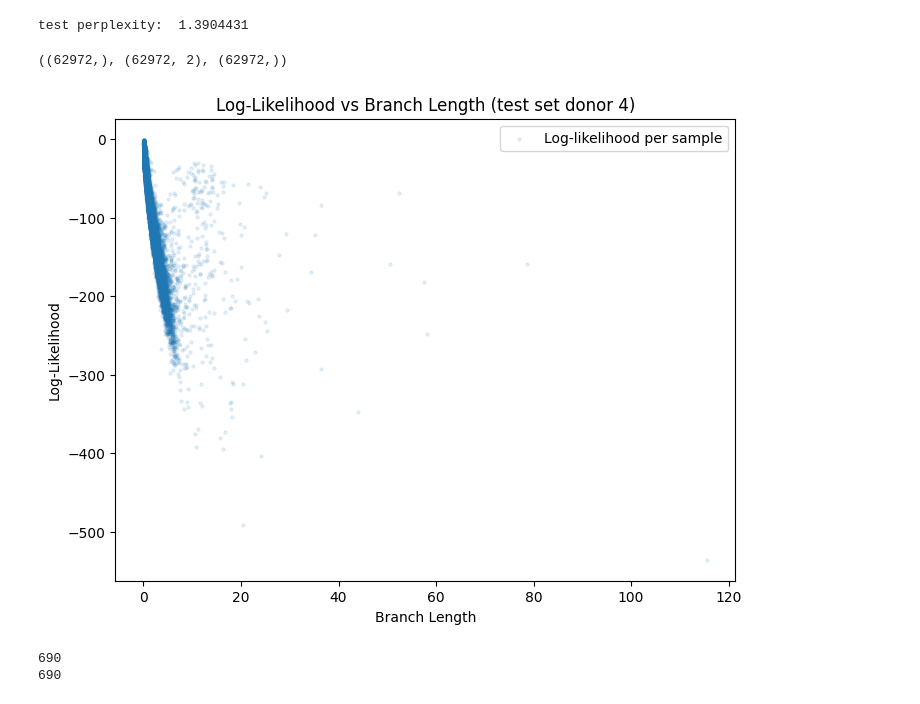
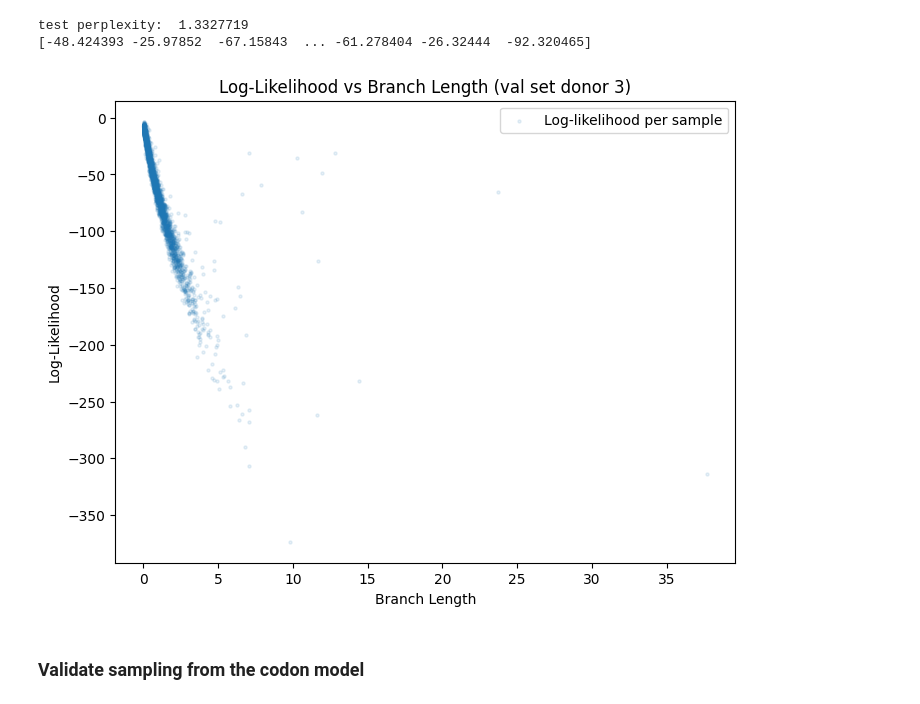
Before and after one commit to thematrixmaster/cosine, a Jupyter notebook: notebooks/codon_model.ipynb, the cells around one changed output. Drawn from its saved outputs; the diff is of its cells as text; code cells hidden in the pictures.

Commit message:
Analyze codon model on koenig

```diff
--- a/notebooks/codon_model.ipynb
+++ b/notebooks/codon_model.ipynb
@@ -27,8 +30,8 @@ from tqdm import tqdm
 tqdm.pandas()
 # %%
 # Load trained joint model from checkpoint
-ckpt_dir = Path("/scratch/users/stephen.lu/projects/protevo/logs/train/runs/2025-10-20_02-46-17")
-ckpt_path = ckpt_dir / "checkpoints/last.ckpt"
+ckpt_dir = Path("/mfs1/u/stephenzlu/projects/peint/checkpoints")
+ckpt_path = ckpt_dir / "last.ckpt"
 
 device = torch.device("cuda" if torch.cuda.is_available() else "cpu")
 print(f"Using device: {device}")
@@ -55,7 +58,6 @@ net = PEINT(
 )
 module = PEINTModule.load_from_checkpoint(ckpt_path, net=net, map_location=device, strict=False)
 module.net.in_embedding.codon_embedding.weight = module.net.enc_model.codon_embedding.weight
-module.eval()
-# module.load_state_dict(torch.load(ckpt_path, map_location=device)['state_dict'], strict=False)
+module = module.eval()
 # %% [output]
 Using device: cuda
@@ -91,7 +91,7 @@ def dataloader_from_transitions(transitions, batch_size=32, mask_prob=0.0, datap
     )._dataloader_template(dataset=dataset, training=False)
     return dataloader
 
-def infer_log_likelihoods(dataloader, module):
+def infer_log_likelihoods(dataloader, module, n_batches = 100):
     # run inference on the dataloader
     lls, bls, ppl = [], [], []
     for batch in tqdm(dataloader, desc="Inference"):
@@ -100,7 +100,7 @@ def infer_log_likelihoods(dataloader, module):
         yt_mask = y_tgt != vocab.pad_idx  # actual values
 
         with torch.no_grad() and torch.autocast(device_type="cuda", dtype=torch.bfloat16):
-            outputs = module.net(x_src, y_src, ts, x_sizes=x_sizes, y_sizes=y_sizes, chain_ids=chain_ids)
+            outputs = module.net(x_src, y_src, ts, x_sizes=x_sizes, y_sizes=y_sizes, chain_ids=chain_ids, use_cache=False)
             x_logits, y_logits = outputs["enc_logits"], outputs["dec_logits"]
 
         y_logits = y_logits - torch.logsumexp(y_logits, dim=-1, keepdim=True)
@@ -114,6 +114,10 @@ def infer_log_likelihoods(dataloader, module):
         bls.append(ts.detach().cpu().numpy())
         nll_mean = (nll * yt_mask.float()).sum(dim=-1) / yt_mask.float().sum(dim=-1)
         ppl.append(torch.exp(nll_mean).detach().cpu().numpy())
+
+        n_batches -= 1
+        if n_batches == 0:
+            break
 
     lls = np.concatenate(lls)
     bls = np.concatenate(bls)
@@ -131,31 +135,31 @@ def decode_sequence_from_toks(toks):
     return "".join(tokens)
 # %%
 # load the test dataset
-datapath = Path("/accounts/projects/yss/stephen.lu/peint/data/wyatt/subs/edges_joint/nt/d4.txt")
+datapath = Path("data/d3.txt")
 dataloader = dataloader_from_transitions(transitions=None, datapath=datapath, batch_size=32)
-lls, bls, ppl = infer_log_likelihoods(dataloader, module)
+lls, bls, ppl = infer_log_likelihoods(dataloader, module, n_batches=100)
 # %%
 print('test perplexity: ', np.mean(ppl))
+print(lls)
 # %% [output]
-test perplexity:  1.3904431
+test perplexity:  1.3327719
+[-48.424393 -25.97852  -67.15843  ... -61.278404 -26.32444  -92.320465]
-# %%
-lls.shape, bls.shape, ppl.shape
-# %% [output]
-((62972,), (62972, 2), (62972,))
 # %%
 # plot the binned likelihoods according to the branch length
 df = pd.DataFrame({'ll': lls, 'branch_length': bls[:, 0], 'ppl': ppl})
 df["bl_bin"] = df["branch_length"] // df["branch_length"].quantile(.15).astype(float)
 binned_df = df.groupby("bl_bin").mean()
 
 fig, ax = plt.subplots(figsize=(8, 6))
 # ax.scatter(binned_df.branch_length, binned_df.ll, label="Binned log-likelihood", s=10)
 ax.scatter(df.branch_length, df.ll, alpha=0.1, label="Log-likelihood per sample", s=5)
 
 ax.set_xlabel("Branch Length")
 ax.set_ylabel("Log-Likelihood")
-ax.set_title("Log-Likelihood vs Branch Length (test set donor 4)")
+ax.set_title("Log-Likelihood vs Branch Length (val set donor 3)")
 ax.legend()
 plt.show()
 # %% [output]
-[figure, old version]
+[figure, new version]
+# %% [markdown]
+### Validate sampling from the codon model
@@ -162,22 +173,33 @@ plt.show()
 # %%
 # for each transition in the test set, sample a child sequence using the model and compute its hamming distance + codon usage compared to the true child sequence
-real_child_nt_sequences = []
-sim_child_nt_sequences = []
-n_batches = 100
+real_child_hv_seqs, real_child_lt_seqs = [], []
+sim_child_hv_seqs, sim_child_lt_seqs = [], []
+n_batches = 20
 
 for batch in tqdm(dataloader, desc="Inference"):
     batch = [b.to(device) for b in batch]
     [x_src, x_tgt, y_src, y_tgt, ts, chain_ids, x_sizes, y_sizes] = batch
 
+    # get heavy chain lengths
+    hc_lens = (y_sizes[:,0]-1)*3
+
     # decode the true child sequence using the vocab
-    true_child_seqs = [decode_sequence_from_toks(y_tgt[i].cpu().numpy()) for i in range(y_tgt.size(0))]
-    assert len(true_child_seqs[0]) == y_sizes[0].sum().item() * 3
+    true_child_seqs = [decode_sequence_from_toks(x_src[i].cpu().numpy()) for i in range(x_src.size(0))]
+    true_hv_seqs, true_lt_seqs = zip(*[(seq[:hl], seq[hl:]) for seq, hl in zip(true_child_seqs, hc_lens)])
+    assert all([len(tc) == (ys.sum().item()) * 3 for tc, ys in zip(true_child_seqs, y_sizes)])
 
     # sample a child sequence using the model
+    y_sizes[:,1] += 1
+    y_decoded = generator.dec_generate(ts=ts, xs=x_src, x_sizes=x_sizes, y_sizes=y_sizes, chain_ids=chain_ids)
+    sim_child_seqs = [decode_sequence_from_toks(y_decoded[i].cpu().numpy()) for i in range(y_decoded.size(0))]
+    sim_hv_seqs, sim_lt_seqs = zip(*[(seq[:hl], seq[hl:]) for seq, hl in zip(sim_child_seqs, hc_lens)])
+    assert all([len(tc) == len(sc) for tc, sc in zip(true_child_seqs, sim_child_seqs)])
+
+    real_child_hv_seqs.extend(true_hv_seqs)
+    real_child_lt_seqs.extend(true_lt_seqs)
+    sim_child_hv_seqs.extend(sim_hv_seqs)
+    sim_child_lt_seqs.extend(sim_lt_seqs)
 
     n_batches -= 1
     if n_batches == 0:
         break
-# %% [output]
-690
-690
```
Also changed, not shown: parts of 23 cells of this notebook, 3 other files.
